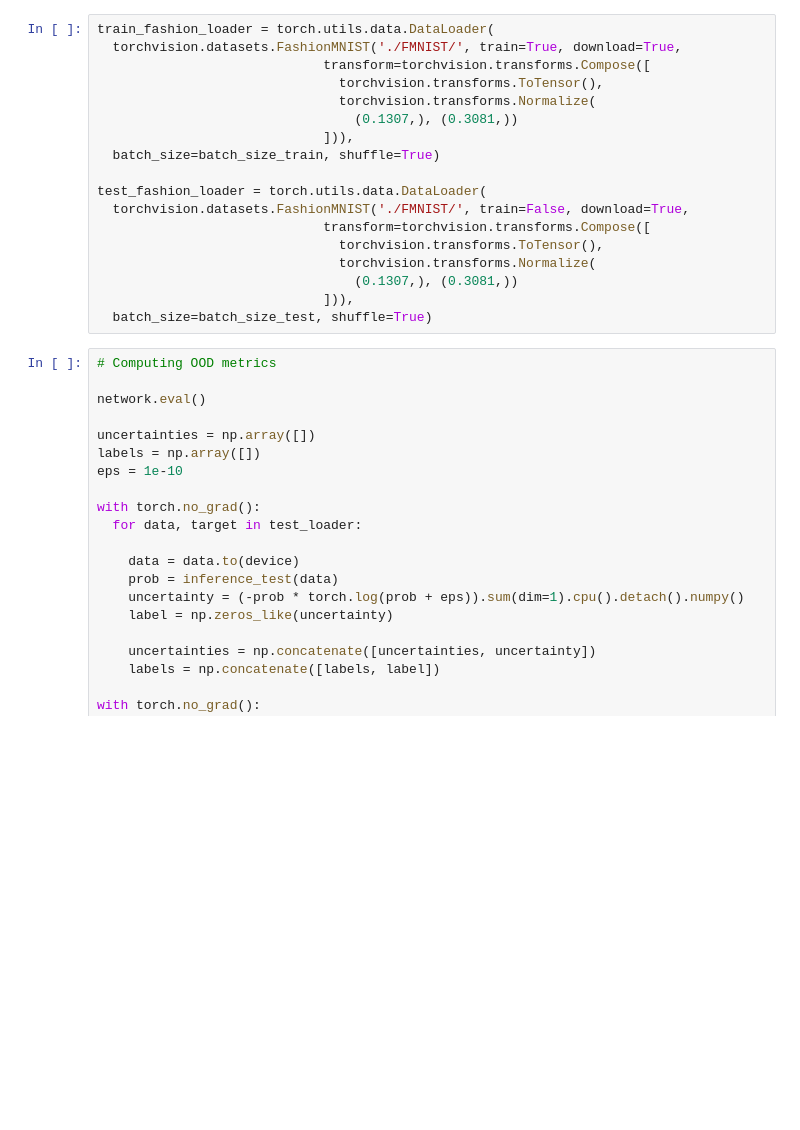
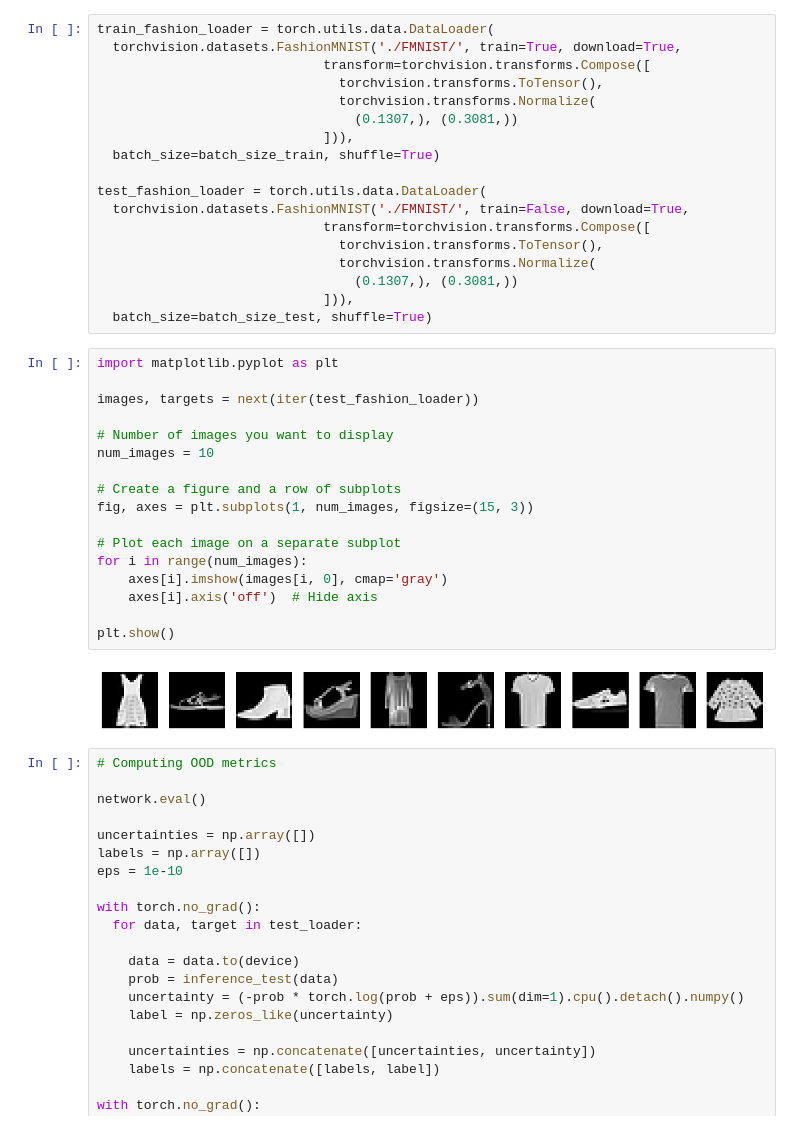
Before and after one commit to cvlab-epfl/iter_unc, a Jupyter notebook: exps/notebooks/mnist_classification.ipynb, the cells around one changed output. Cells and saved outputs as stored; diff of their text form; blank space fills up the shorter version.

```diff
--- a/exps/notebooks/mnist_classification.ipynb
+++ b/exps/notebooks/mnist_classification.ipynb
@@ -197,6 +226,25 @@ test_fashion_loader = torch.utils.data.DataLoader(
                                  (0.1307,), (0.3081,))
                              ])),
   batch_size=batch_size_test, shuffle=True)
+# %%
+import matplotlib.pyplot as plt
+
+images, targets = next(iter(test_fashion_loader))
+
+# Number of images you want to display
+num_images = 10
+
+# Create a figure and a row of subplots
+fig, axes = plt.subplots(1, num_images, figsize=(15, 3))
+
+# Plot each image on a separate subplot
+for i in range(num_images):
+    axes[i].imshow(images[i, 0], cmap='gray')
+    axes[i].axis('off')  # Hide axis
+
+plt.show()
+# %% [output]
+[figure, added]
 # %%
 # Computing OOD metrics
 
```
Also changed, not shown: parts of 17 cells of this notebook.
